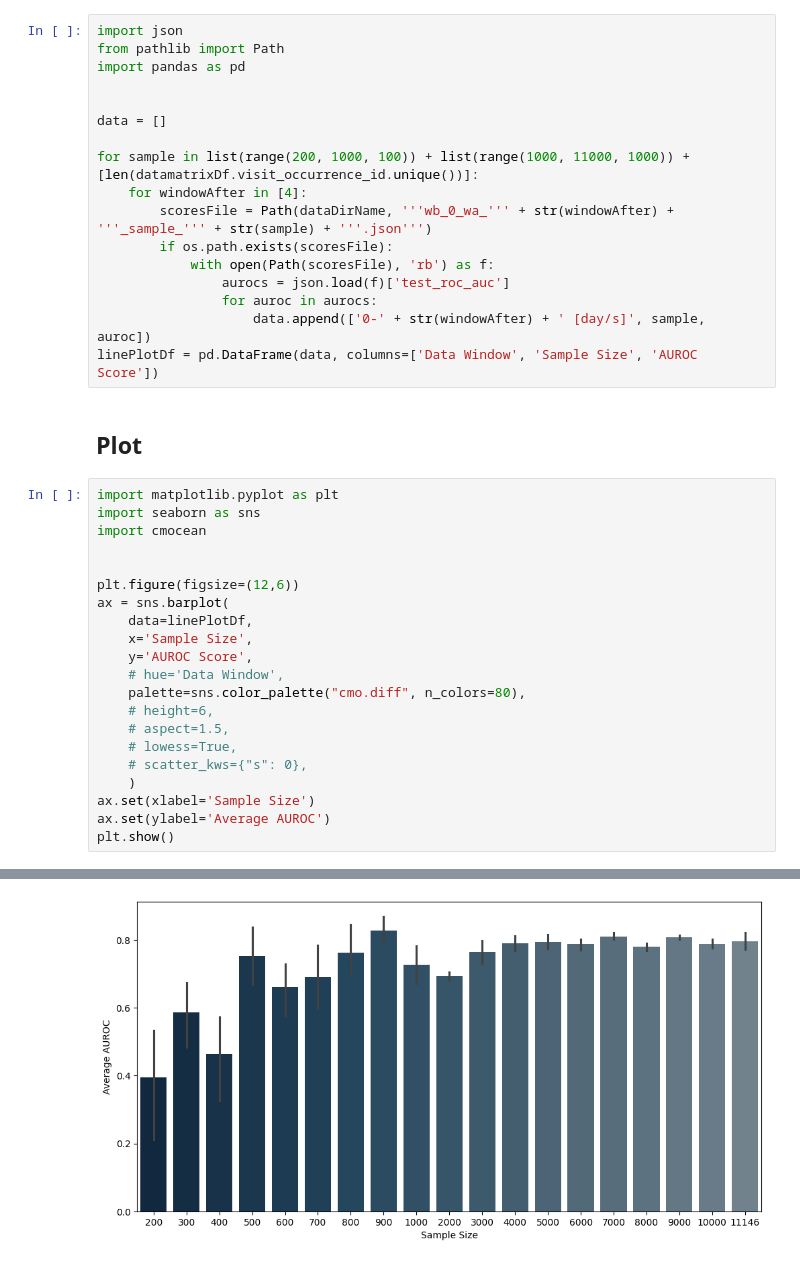
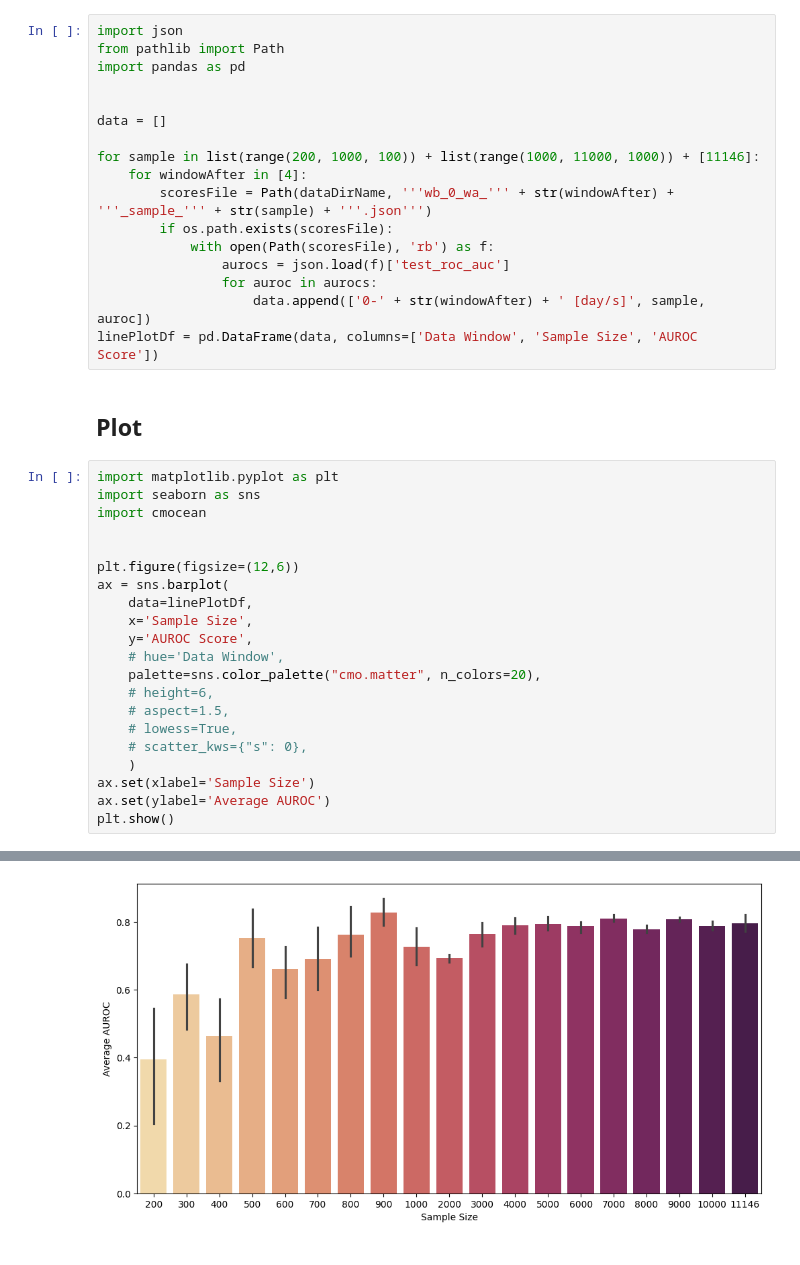
Before and after one commit to ryashpal/eICU-EHR-Pipeline, a Jupyter notebook: notebooks/sepsis_icd_cohort/experiments/02_sample_size_analysis/analysis.ipynb, the cells around one changed output, grey strips where cells are left out. Saved outputs shown, nothing was run; the diff lists cells and outputs as text.

Commit message:
updating coloring scheme

```diff
--- a/notebooks/sepsis_icd_cohort/experiments/02_sample_size_analysis/analysis.ipynb
+++ b/notebooks/sepsis_icd_cohort/experiments/02_sample_size_analysis/analysis.ipynb
@@ -103,7 +103,7 @@ import pandas as pd
 
 data = []
 
-for sample in list(range(200, 1000, 100)) + list(range(1000, 11000, 1000)) + [len(datamatrixDf.visit_occurrence_id.unique())]:
+for sample in list(range(200, 1000, 100)) + list(range(1000, 11000, 1000)) + [11146]:
     for windowAfter in [4]:
         scoresFile = Path(dataDirName, '''wb_0_wa_''' + str(windowAfter) + '''_sample_''' + str(sample) + '''.json''')
         if os.path.exists(scoresFile):
@@ -117,26 +117,26 @@ linePlotDf = pd.DataFrame(data, columns=['Data Window', 'Sample Size', 'AUROC Sc
 # %%
 import matplotlib.pyplot as plt
 import seaborn as sns
 import cmocean
 
 
 plt.figure(figsize=(12,6))
 ax = sns.barplot(
     data=linePlotDf,
     x='Sample Size',
     y='AUROC Score',
     # hue='Data Window',
-    palette=sns.color_palette("cmo.diff", n_colors=80),
+    palette=sns.color_palette("cmo.matter", n_colors=20),
     # height=6,
     # aspect=1.5,
     # lowess=True,
     # scatter_kws={"s": 0},
     )
 ax.set(xlabel='Sample Size')
 ax.set(ylabel='Average AUROC')
 plt.show()
 # %% [output]
 Passing `palette` without assigning `hue` is deprecated and will be removed in v0.14.0. Assign the `x` variable to `hue` and set `legend=False` for the same effect.
 
   ax = sns.barplot(
-[figure, old version]
+[figure, new version]
```
